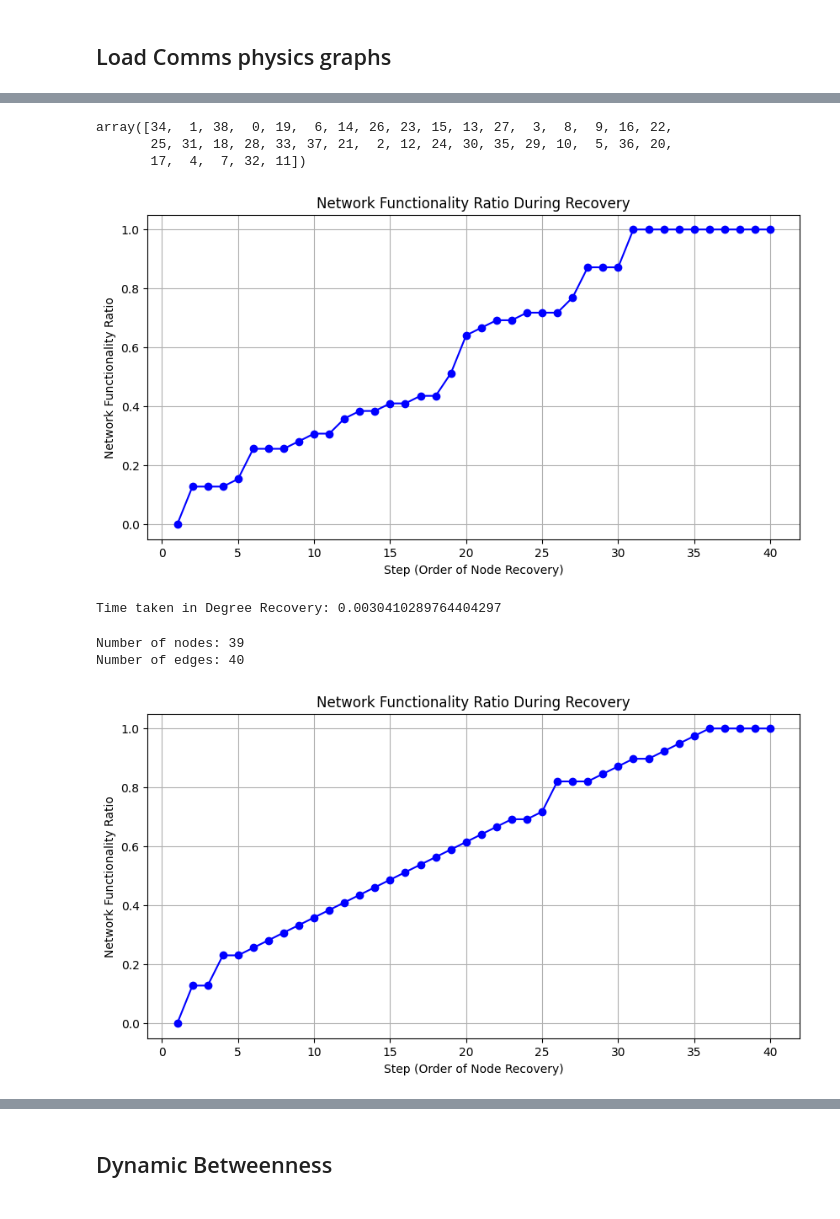
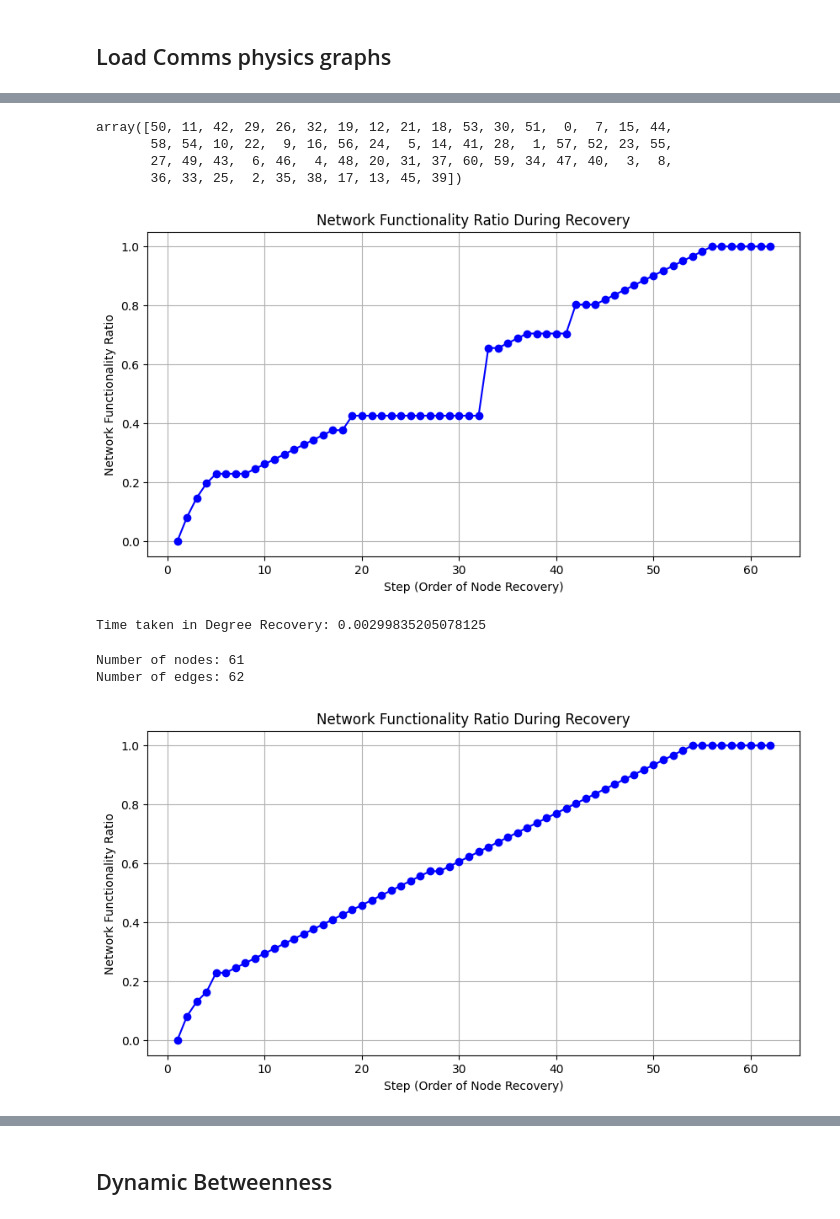
Before and after one commit to orijeet100/ashish_extension, a Jupyter notebook: recovery_replication.ipynb, the cells around one changed output, grey strips where cells are left out. Drawn from its saved outputs; the diff is of its cells as text; code cells hidden in the pictures.

```diff
--- a/recovery_replication.ipynb
+++ b/recovery_replication.ipynb
@@ -46,7 +85,7 @@ Number of edges: 216
 ## Load Comms physics graphs
 # %%
 # Load the graph from the pickle file
-with open(rf"C:\Users\orije\recoverability\spaces\L\L-Amsterdam.pkl", 'rb') as file:
+with open(rf"C:\Users\orije\recoverability\spaces\L\L-Boston.pkl", 'rb') as file:
     bos_G = pickle.load(file)
 import networkx as nx
 
@@ -59,3 +98,13 @@ agg_G.add_nodes_from(bos_G.nodes(data=True))
 for u, v in bos_G.edges():
     if not agg_G.has_edge(u, v) and not agg_G.has_edge(v, u):
         agg_G.add_edge(u, v)
+# %%
+# Print node features
+print("Node features:")
+for node, features in bos_G.nodes(data=True):
+    print(f"Node {node}: {features}")
+
+# Print edge features
+print("\nEdge features:")
+for u, v, features in bos_G.edges(data=True):
+    print(f"Edge ({u}, {v}): {features}")
@@ -62,4 +129,30 @@ for u, v in bos_G.edges():
+# %%
+G=bos_G
+import networkx as nx
+
+# Sample graph with node and edge attributes if not already defined
+# Uncomment and modify as necessary
+# G = nx.Graph()
+# G.add_node(1, name="Node1", average_flow=3.5)
+# G.add_node(2, name="Node2", capacity=7)
+# G.add_edge(1, 2, weight=5, flow_rate=2.1)
+
+# Collect all unique attribute keys for nodes and edges
+node_features = set()
+for _, features in G.nodes(data=True):
+    node_features.update(features.keys())
+
+edge_features = set()
+for _, _, features in G.edges(data=True):
+    edge_features.update(features.keys())
+
+# Print the feature types for nodes and edges
+print("Node feature types:")
+for feature in node_features:
+    print(f" - {feature}")
+
+print("\nEdge feature types:")
+for feature in edge_features:
+    print(f" - {feature}")
 # %%
 sigma=1
-# %%
-G=copy.deepcopy(agg_G)
@@ -68,9 +163,10 @@ nodes_to_remove=np.random.choice(list(agg_G.nodes()), size=int(sigma*len(agg_G))
 # %%
 nodes_to_remove
 # %% [output]
-array([34,  1, 38,  0, 19,  6, 14, 26, 23, 15, 13, 27,  3,  8,  9, 16, 22,
-       25, 31, 18, 28, 33, 37, 21,  2, 12, 24, 30, 35, 29, 10,  5, 36, 20,
-       17,  4,  7, 32, 11])
+array([50, 11, 42, 29, 26, 32, 19, 12, 21, 18, 53, 30, 51,  0,  7, 15, 44,
+       58, 54, 10, 22,  9, 16, 56, 24,  5, 14, 41, 28,  1, 57, 52, 23, 55,
+       27, 49, 43,  6, 46,  4, 48, 20, 31, 37, 60, 59, 34, 47, 40,  3,  8,
+       36, 33, 25,  2, 35, 38, 17, 13, 45, 39])
 # %%
 import time
 import itertools
@@ -110,7 +206,7 @@ def simulate_recovery_degree(G, nodes_to_remove):
 
     recovery_performance = [calculate_network_performance(H) / initial_performance]
     degree_centrality = nx.degree_centrality(G)
-    nodes_sorted_by_degree = sorted(nodes_to_remove, key=lambda n: degree_centrality[n], reverse=True)
+    nodes_sorted_by_degree = sorted(G.nodes, key=lambda n: G.degree[n], reverse=True)
     i = 1
     for node in nodes_sorted_by_degree:
         H.add_node(node, **G.nodes[node])
@@ -118,43 +214,43 @@ def simulate_recovery_degree(G, nodes_to_remove):
         seq_added_degree.append(node)
 
         current_performance = calculate_network_performance(H)
         functionality_ratio = current_performance / initial_performance
         recovery_performance.append(functionality_ratio)
         i += 1
 
     return recovery_performance, seq_added_degree
 
 
 # Function to plot functionality ratios
 def plot_functionality_ratio(recovery_performance):
     plt.figure(figsize=(10, 5))
     steps = list(range(1, len(recovery_performance) + 1))
     plt.plot(steps, recovery_performance, marker='o', linestyle='-', color='blue')
     plt.title('Network Functionality Ratio During Recovery')
     plt.xlabel('Step (Order of Node Recovery)')
     plt.ylabel('Network Functionality Ratio')
     plt.grid(True)
     plt.show()
 
 # Measure execution time and plot performance
 start_time = time.time()
 recovery_performance_degree, seq_added_degree = simulate_recovery_degree(agg_G, nodes_to_remove)
 end_time = time.time()
 time_taken_degree = end_time - start_time
 
 plot_functionality_ratio(recovery_performance_degree)
 print("Time taken in Degree Recovery:", time_taken_degree)
 # %% [output]
-[figure, old version]
+[figure, new version]
-Time taken in Degree Recovery: 0.0030410289764404297
+Time taken in Degree Recovery: 0.00299835205078125
 # %%
 #Betweeness
 # %%
 print("Number of nodes:", agg_G.number_of_nodes())
 print("Number of edges:", agg_G.number_of_edges())
 # %% [output]
-Number of nodes: 39
-Number of edges: 40
+Number of nodes: 61
+Number of edges: 62
 # %%
 import networkx as nx
 import numpy as np
@@ -196,7 +292,7 @@ end_time=time.time()
 time_taken_betweenness=end_time-start_time
 plot_functionality_ratio(recovery_performance_betweenness)
 # %% [output]
-[figure, old version]
+[figure, new version]
 # %%
 #Greedy
 # %%
```
Also changed, not shown: parts of 32 cells of this notebook, 1 other file.
